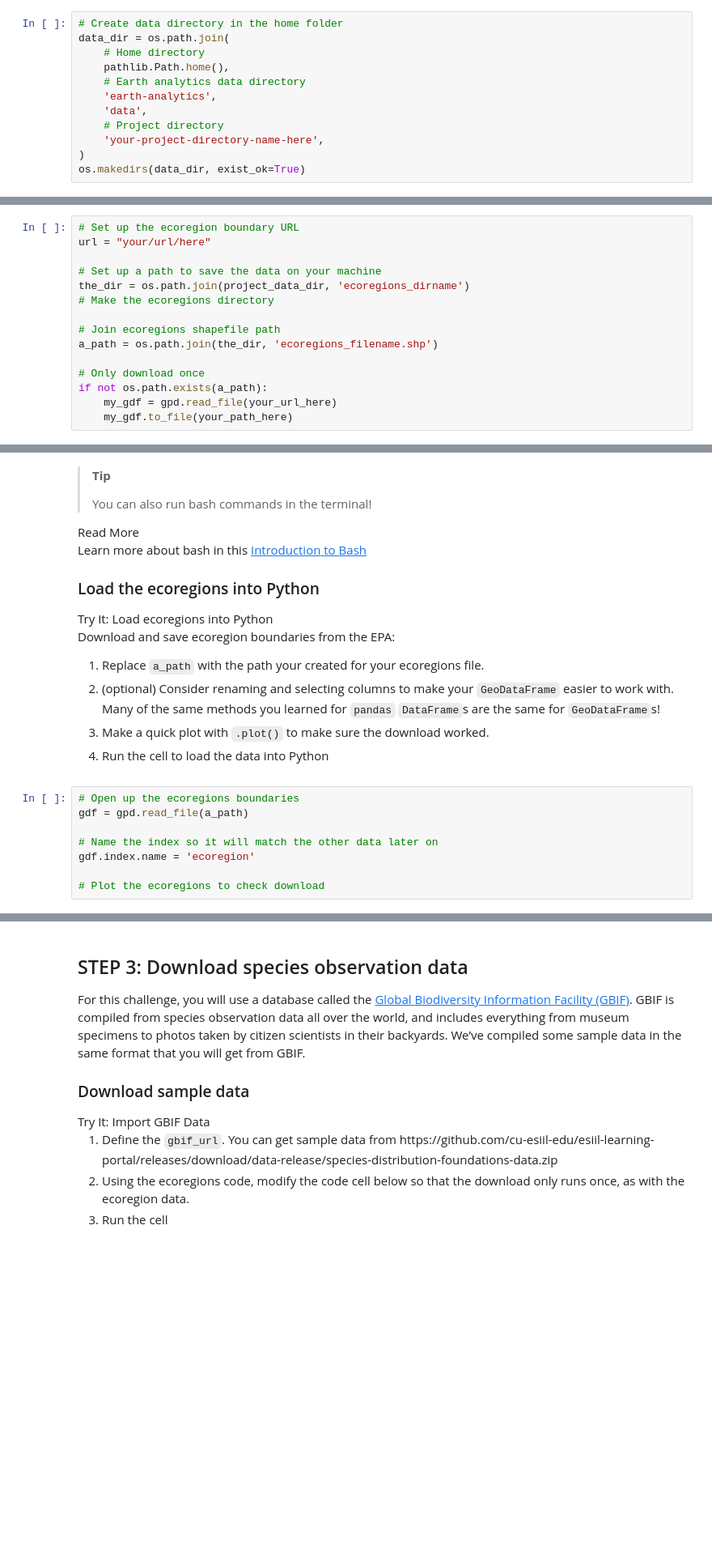
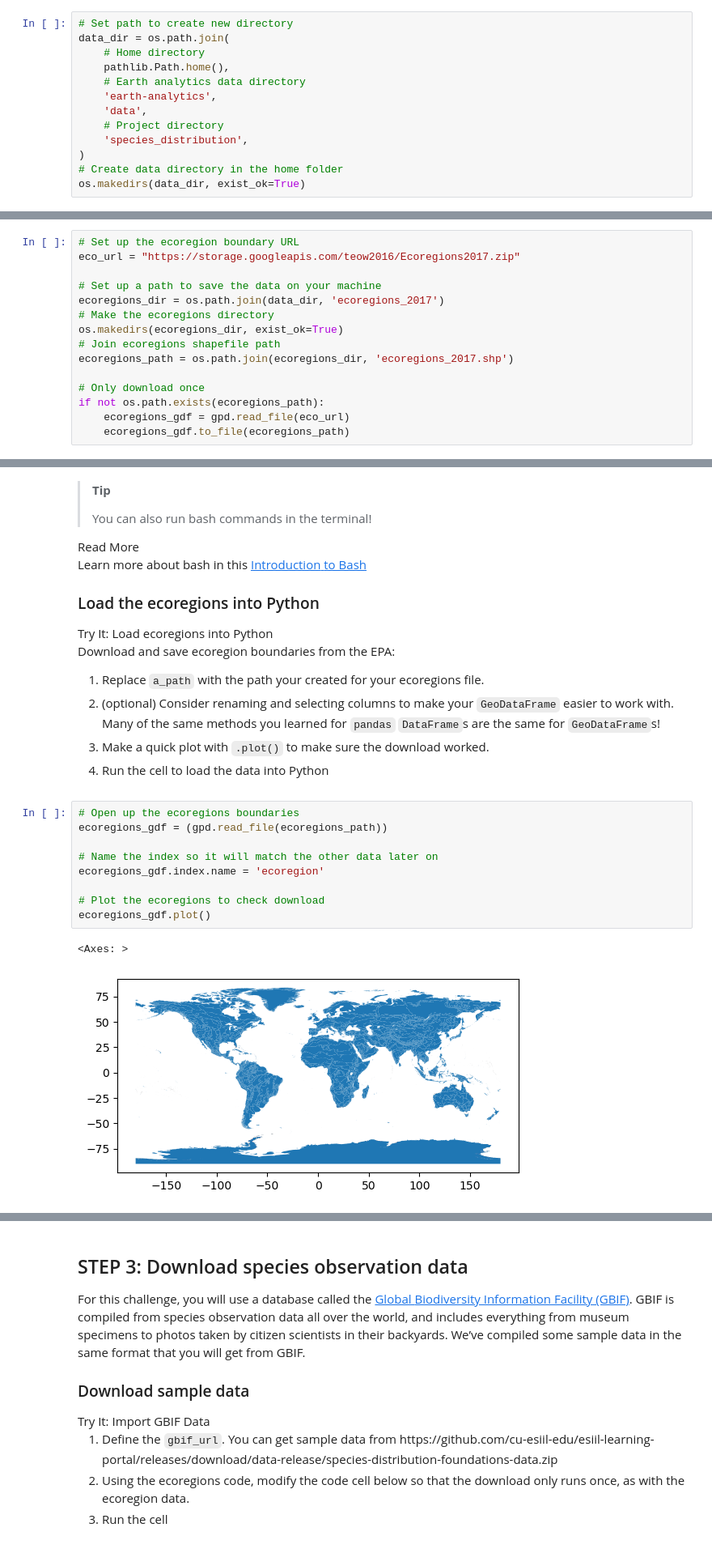
Before and after one commit to earthlab-education/species-distribution-coding-challenge-tjstogoski, a Jupyter notebook: notebooks/species-distribution-31-wrangle.ipynb, the cells around one changed output, grey strips where cells are left out. Shown at 81% size. Drawn from its saved outputs; the diff is of its cells as text; blank space fills up the shorter version.

```diff
--- a/notebooks/species-distribution-31-wrangle.ipynb
+++ b/notebooks/species-distribution-31-wrangle.ipynb
@@ -39,7 +42,7 @@ directory</p>
 using the command <code>ls ~/earth-analytics/data</code></li>
 </ol></div></div>
 # %%
-# Create data directory in the home folder
+# Set path to create new directory
 data_dir = os.path.join(
     # Home directory
     pathlib.Path.home(),
@@ -47,6 +50,7 @@ data_dir = os.path.join(
     'earth-analytics',
     'data',
     # Project directory
-    'your-project-directory-name-here',
+    'species_distribution',
 )
+# Create data directory in the home folder
 os.makedirs(data_dir, exist_ok=True)
@@ -92,16 +100,16 @@ before.</li>
 </ol></div></div>
 # %%
 # Set up the ecoregion boundary URL
-url = "your/url/here"
+eco_url = "https://storage.googleapis.com/teow2016/Ecoregions2017.zip"
 
 # Set up a path to save the data on your machine
-the_dir = os.path.join(project_data_dir, 'ecoregions_dirname')
+ecoregions_dir = os.path.join(data_dir, 'ecoregions_2017')
 # Make the ecoregions directory
-
+os.makedirs(ecoregions_dir, exist_ok=True)
 # Join ecoregions shapefile path
-a_path = os.path.join(the_dir, 'ecoregions_filename.shp')
+ecoregions_path = os.path.join(ecoregions_dir, 'ecoregions_2017.shp')
 
 # Only download once
-if not os.path.exists(a_path):
-    my_gdf = gpd.read_file(your_url_here)
-    my_gdf.to_file(your_path_here)
+if not os.path.exists(ecoregions_path):
+    ecoregions_gdf = gpd.read_file(eco_url)
+    ecoregions_gdf.to_file(ecoregions_path)
@@ -137,9 +151,13 @@ download worked.</li>
 </ol></div></div>
 # %%
 # Open up the ecoregions boundaries
-gdf = gpd.read_file(a_path)
+ecoregions_gdf = (gpd.read_file(ecoregions_path))
 
 # Name the index so it will match the other data later on
-gdf.index.name = 'ecoregion'
+ecoregions_gdf.index.name = 'ecoregion'
 
 # Plot the ecoregions to check download
+ecoregions_gdf.plot()
+# %% [output]
+<Axes: >
+[figure, added]
```
Also changed, not shown: parts of 8 cells of this notebook, 2 other files.
